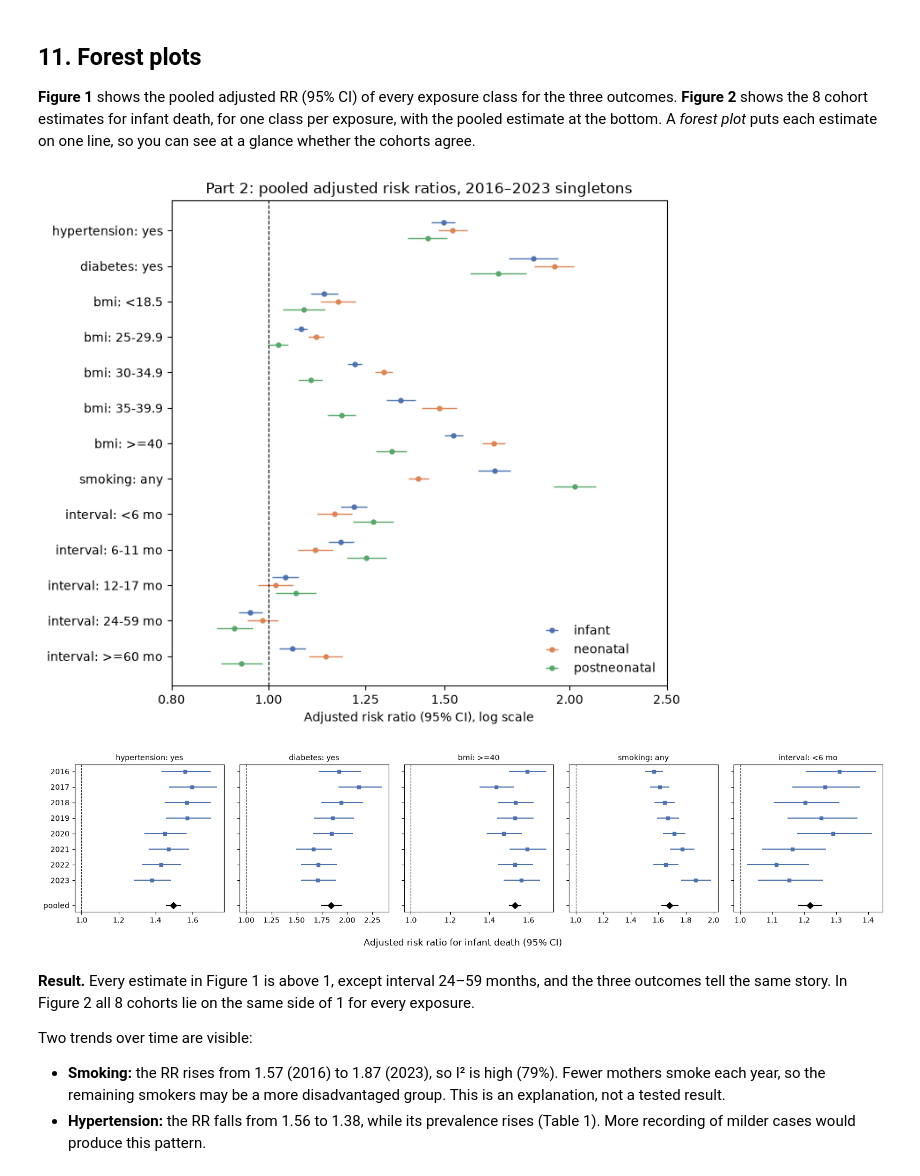
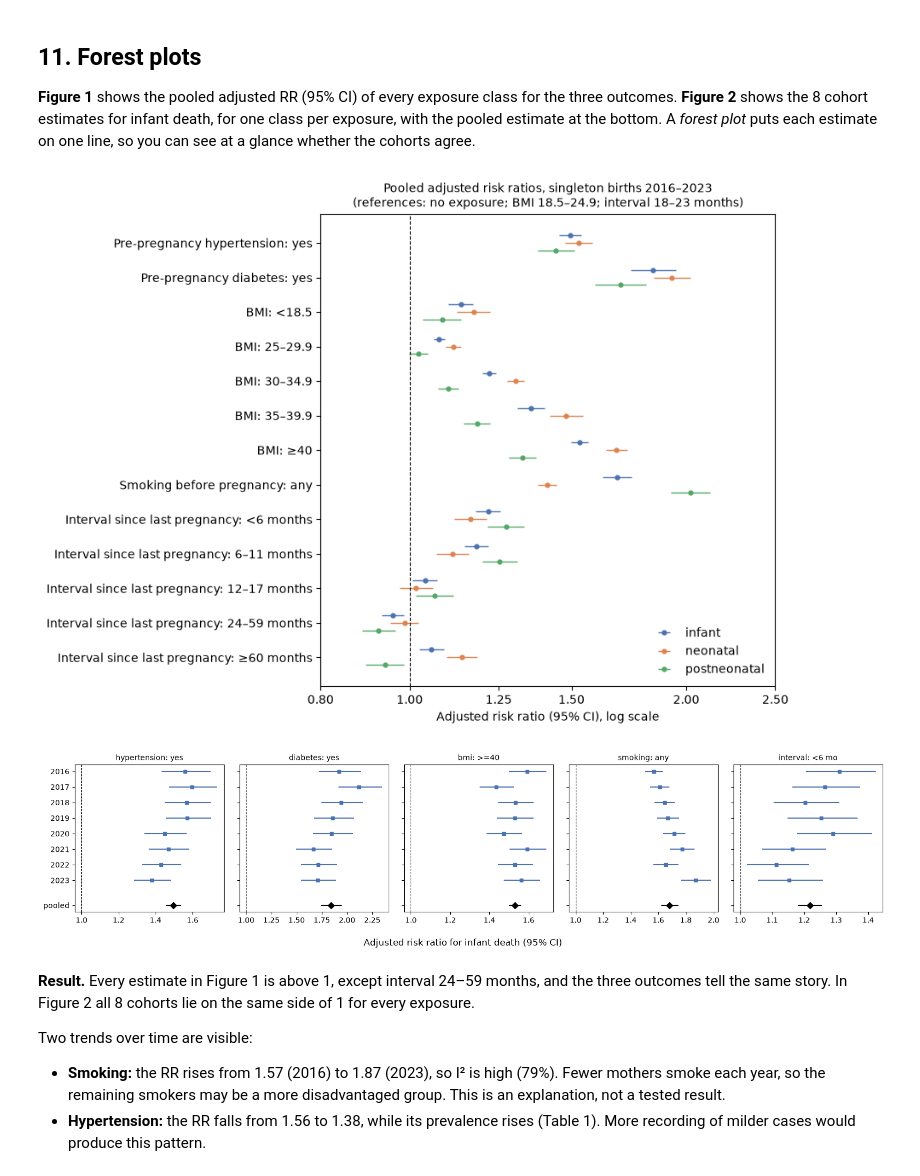
Before and after one commit to ShakulovElzar/infant-mortality-thesis, a Jupyter notebook: InfantMortalityThesis/notebooks/04_association.ipynb, the cells around one changed output. Saved outputs shown, nothing was run; the diff lists cells and outputs as text; code cells hidden in the pictures.

```diff
--- a/InfantMortalityThesis/notebooks/04_association.ipynb
+++ b/InfantMortalityThesis/notebooks/04_association.ipynb
@@ -737,34 +737,37 @@ How the results compare with the expectations written in the plan:
 **Figure 1** shows the pooled adjusted RR (95% CI) of every exposure class for the three outcomes. **Figure 2** shows the 8 cohort estimates for infant death, for one class per exposure, with the pooled estimate at the bottom. A *forest plot* puts each estimate on one line, so you can see at a glance whether the cohorts agree.
 # %%
 OUT_COL = {"infant": "#4C72B0", "neonatal": "#DD8452", "postneonatal": "#55A868"}
-lab = res_main.with_columns(row=pl.col("exposure") + ": " + pl.col("label"))
+EXPO_NAME = {"hypertension": "Pre-pregnancy hypertension", "diabetes": "Pre-pregnancy diabetes", "bmi": "BMI",
+             "smoking": "Smoking before pregnancy", "interval": "Interval since last pregnancy"}
+lab = res_main.with_columns(row=pl.col("exposure").replace_strict(EXPO_NAME) + ": " + pl.col("label")
+                            .str.replace(">=", "≥", literal=True).str.replace("-", "–", literal=True).str.replace(" mo", " months", literal=True))
 rows_ = lab["row"].unique(maintain_order=True).to_list()
-fig, ax = plt.subplots(figsize=(7.5, 0.42 * len(rows_) + 1))
+fig, ax = plt.subplots(figsize=(9, 0.42 * len(rows_) + 1.2))
 for i, (o, col) in enumerate(OUT_COL.items()):
     d = lab.filter(pl.col("outcome") == o)
     y = np.array([rows_.index(r) for r in d["row"]]) + (i - 1) * 0.22
     ax.errorbar(d["rr"], y, xerr=[d["rr"] - d["rr_lo"], d["rr_hi"] - d["rr"]], fmt="o", ms=3.5, color=col, label=o, lw=1)
 ax.axvline(1, color="k", lw=0.8, ls="--")
 ax.set_yticks(range(len(rows_))); ax.set_yticklabels(rows_); ax.invert_yaxis(); ax.set_xscale("log")
 ax.set_xticks([0.8, 1, 1.25, 1.5, 2, 2.5]); ax.get_xaxis().set_major_formatter(plt.ScalarFormatter()); ax.minorticks_off()
 ax.set_xlabel("Adjusted risk ratio (95% CI), log scale"); ax.legend(frameon=False, loc="lower right")
-ax.set_title("Part 2: pooled adjusted risk ratios, 2016–2023 singletons")
+ax.set_title("Pooled adjusted risk ratios, singleton births 2016–2023\n(references: no exposure; BMI 18.5–24.9; interval 18–23 months)", fontsize=10)
 fig.tight_layout(); fig.savefig(FIG / "part2_forest_pooled.png", dpi=150); plt.show()
 
 SHOW = {"hypertension": 1, "diabetes": 1, "bmi": 6, "smoking": 1, "interval": 1}
 fig, axes = plt.subplots(1, 5, figsize=(16, 3.8), sharey=True)
 for ax, (ex, k) in zip(axes, SHOW.items()):
     d = good.filter((pl.col("analysis") == "main") & (pl.col("exposure") == ex) & (pl.col("outcome") == "infant") & (pl.col("class") == k)).sort("cohort")
     p = pooled.filter((pl.col("analysis") == "main") & (pl.col("exposure") == ex) & (pl.col("outcome") == "infant") & (pl.col("class") == k)).row(0, named=True)
     rr_c, se = np.exp(d["log_rr"].to_numpy()), np.sqrt(d["var"].to_numpy())
     ax.errorbar(rr_c, range(8), xerr=[rr_c - rr_c * np.exp(-1.96 * se), rr_c * np.exp(1.96 * se) - rr_c], fmt="s", ms=4, color="#4C72B0")
     ax.errorbar([p["rr"]], [8.6], xerr=[[p["rr"] - p["rr_lo"]], [p["rr_hi"] - p["rr"]]], fmt="D", ms=6, color="k")
     ax.axvline(1, color="k", lw=0.8, ls="--"); ax.set_title(f"{ex}: {p['label']}", fontsize=10)
 axes[0].set_yticks(list(range(8)) + [8.6]); axes[0].set_yticklabels([str(c) for c in COHORTS] + ["pooled"]); axes[0].invert_yaxis()
 fig.supxlabel("Adjusted risk ratio for infant death (95% CI)"); fig.tight_layout()
 fig.savefig(FIG / "part2_forest_by_cohort.png", dpi=150); plt.show()
 # %% [output]
-[figure, old version]
+[figure, new version]
 [figure]
 # %% [markdown]
 **Result.** Every estimate in Figure 1 is above 1, except interval 24–59 months, and the three outcomes tell the same story. In Figure 2 all 8 cohorts lie on the same side of 1 for every exposure.
```
Also changed, not shown: parts of 3 cells of this notebook, 27 other files.
